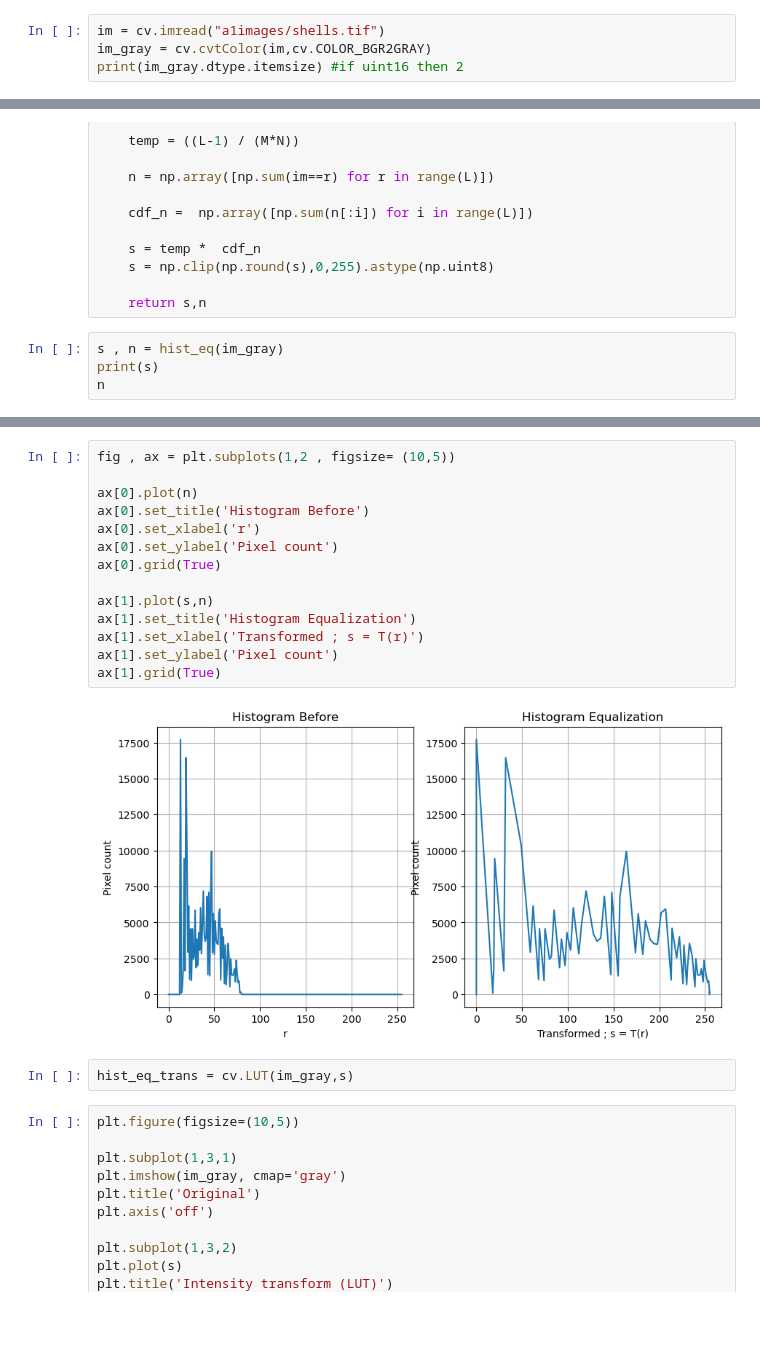
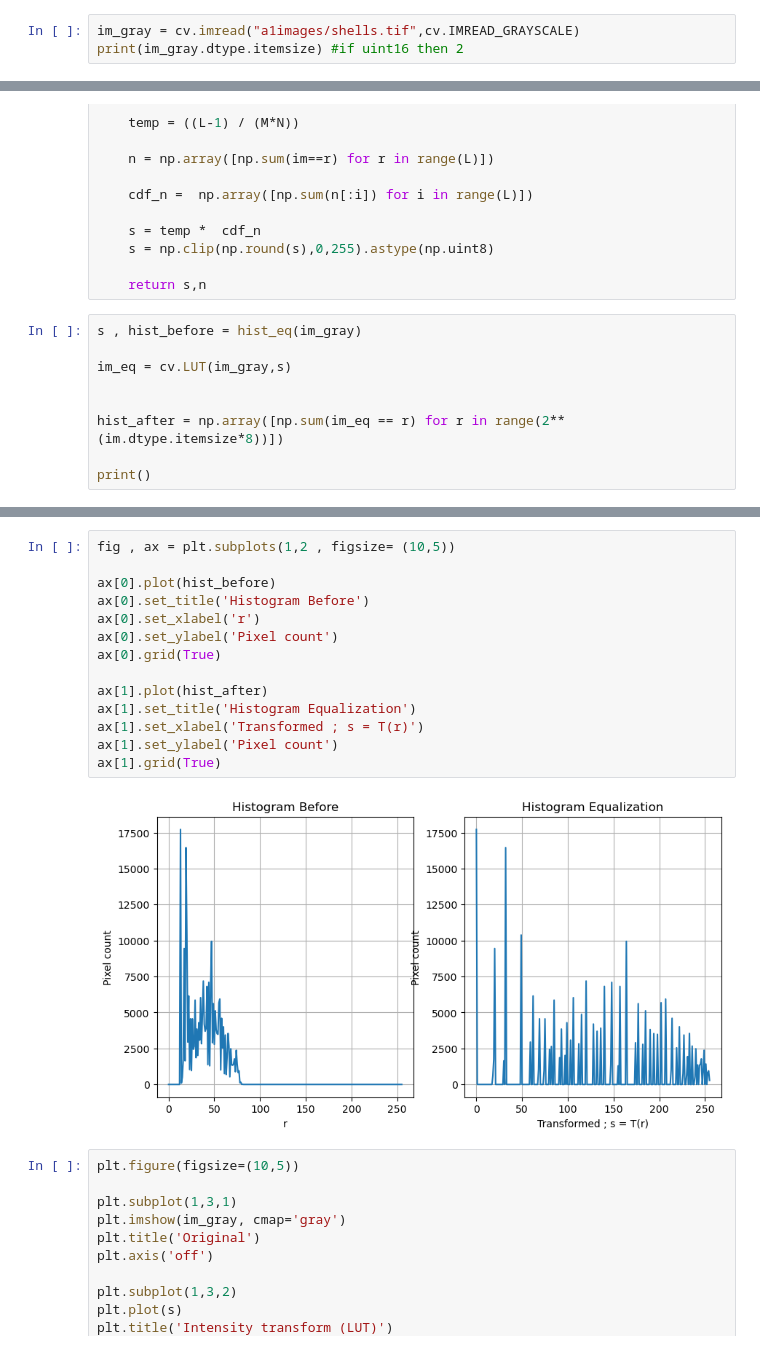
Before and after one commit to samitha278/EN3160-IPCV, a Jupyter notebook: EN3160 Assignment 1.ipynb, the cells around one changed output, grey strips where cells are left out. Drawn from its saved outputs; the diff is of its cells as text; blank space fills up the shorter version.

```diff
--- a/EN3160 Assignment 1.ipynb
+++ b/EN3160 Assignment 1.ipynb
@@ -512,8 +512,7 @@ plt.show()
 # %% [markdown]
 ### Question 5
 # %%
-im = cv.imread("a1images/shells.tif")
-im_gray = cv.cvtColor(im,cv.COLOR_BGR2GRAY)
+im_gray = cv.imread("a1images/shells.tif",cv.IMREAD_GRAYSCALE)
 print(im_gray.dtype.itemsize) #if uint16 then 2
 # %% [output]
 1
@@ -535,6 +534,11 @@ def hist_eq(im):
 
     return s,n
 # %%
-s , n = hist_eq(im_gray)
-print(s)
-n
+s , hist_before = hist_eq(im_gray)
+
+im_eq = cv.LUT(im_gray,s)
+
+
+hist_after = np.array([np.sum(im_eq == r) for r in range(2**(im.dtype.itemsize*8))])
+
+print()
@@ -574,21 +545,19 @@ array([    0,     0,     0,     0,     0,     0,     0,     0,     0,
 # %%
 fig , ax = plt.subplots(1,2 , figsize= (10,5))
 
-ax[0].plot(n)
+ax[0].plot(hist_before)
 ax[0].set_title('Histogram Before')
 ax[0].set_xlabel('r')
 ax[0].set_ylabel('Pixel count')
 ax[0].grid(True)
 
-ax[1].plot(s,n)
+ax[1].plot(hist_after)
 ax[1].set_title('Histogram Equalization')
 ax[1].set_xlabel('Transformed ; s = T(r)')
 ax[1].set_ylabel('Pixel count')
 ax[1].grid(True)
 # %% [output]
-[figure, old version]
+[figure, new version]
-# %%
-hist_eq_trans = cv.LUT(im_gray,s)
 # %%
 plt.figure(figsize=(10,5))
 
```
Also changed, not shown: parts of 3 cells of this notebook.
